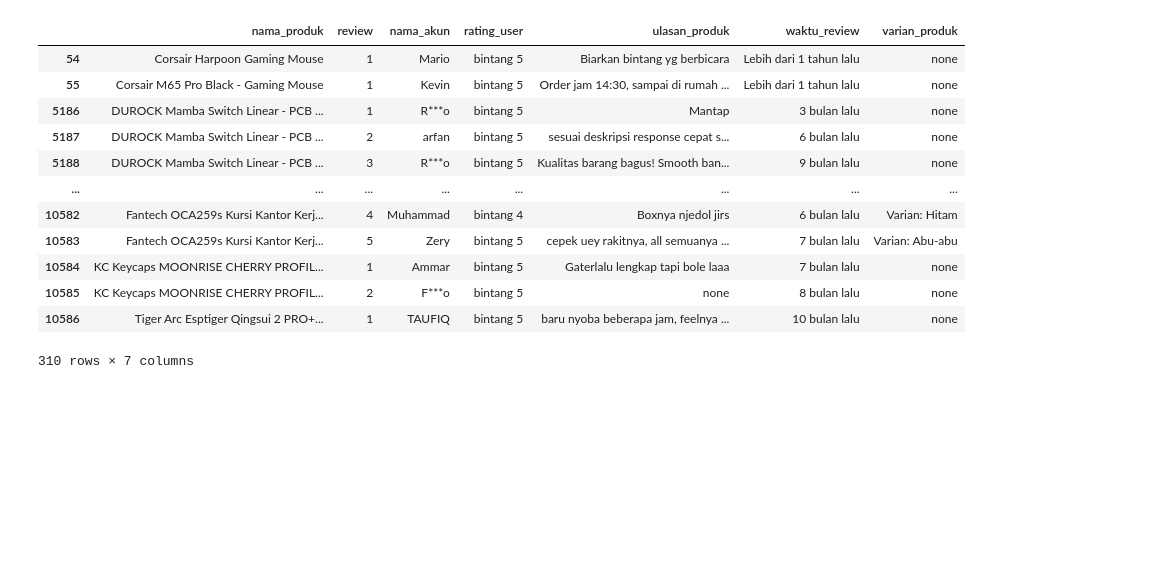
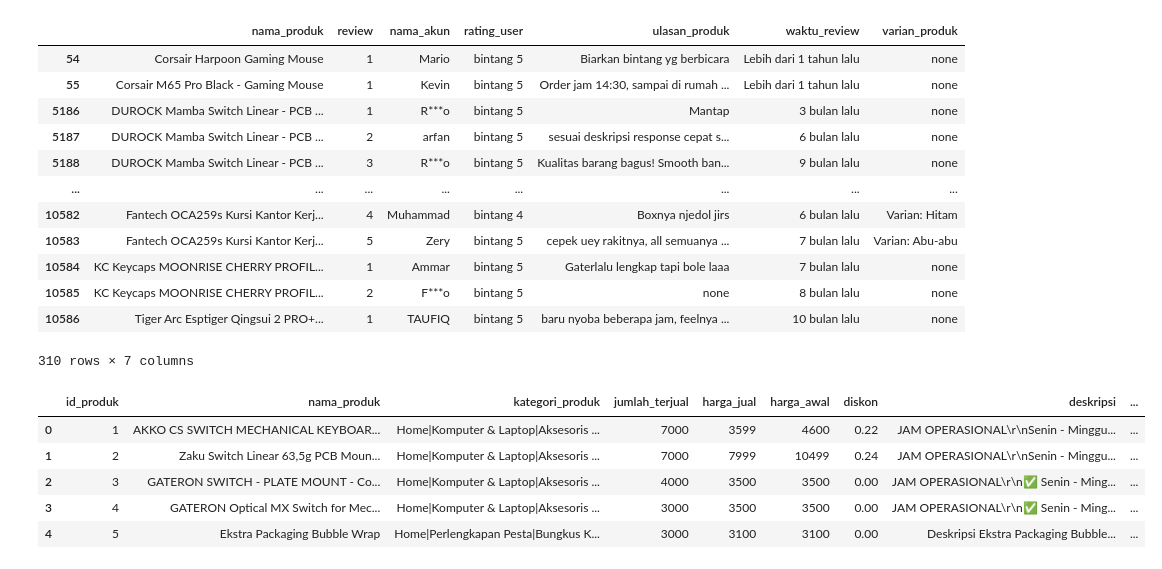
Before and after one commit to picessakresna/GoodGamingShop-Recommendation-Website, a Jupyter notebook: final-project/product-scrap-data/cleandata-review.ipynb, the cells around one changed output. Drawn from its saved outputs; the diff is of its cells as text; code cells hidden in the pictures; blank space fills up the shorter version.

```diff
--- a/final-project/product-scrap-data/cleandata-review.ipynb
+++ b/final-project/product-scrap-data/cleandata-review.ipynb
@@ -63,3 +63,13 @@ df[df.duplicated()]
 | 10585 | KC Keycaps MOONRISE CHERRY PROFIL... | 2 | F***o | bintang 5 | none | 8 bulan lalu | none |
 | 10586 | Tiger Arc Esptiger Qingsui 2 PRO+... | 1 | TAUFIQ | bintang 5 | baru nyoba beberapa jam, feelnya ... | 10 bulan lalu | none |
 310 rows × 7 columns
+# %%
+df_produk = pd.read_csv('../product-scrap-data/data-produk/clean_product-goodgamingshop.csv')
+df_produk.head()
+# %% [output]
+|  | id_produk | nama_produk | kategori_produk | jumlah_terjual | harga_jual | harga_awal | diskon | deskripsi | ... |
+| 0 | 1 | AKKO CS SWITCH MECHANICAL KEYBOAR... | Home|Komputer & Laptop|Aksesoris ... | 7000 | 3599 | 4600 | 0.22 | JAM OPERASIONAL\r\nSenin - Minggu... | ... |
+| 1 | 2 | Zaku Switch Linear 63,5g PCB Moun... | Home|Komputer & Laptop|Aksesoris ... | 7000 | 7999 | 10499 | 0.24 | JAM OPERASIONAL\r\nSenin - Minggu... | ... |
+| 2 | 3 | GATERON SWITCH - PLATE MOUNT - Co... | Home|Komputer & Laptop|Aksesoris ... | 4000 | 3500 | 3500 | 0.00 | JAM OPERASIONAL\r\n✅ Senin - Ming... | ... |
+| 3 | 4 | GATERON Optical MX Switch for Mec... | Home|Komputer & Laptop|Aksesoris ... | 3000 | 3500 | 3500 | 0.00 | JAM OPERASIONAL\r\n✅ Senin - Ming... | ... |
+| 4 | 5 | Ekstra Packaging Bubble Wrap | Home|Perlengkapan Pesta|Bungkus K... | 3000 | 3100 | 3100 | 0.00 | Deskripsi Ekstra Packaging Bubble... | ... |
```
Also changed, not shown: parts of 4 cells of this notebook.
